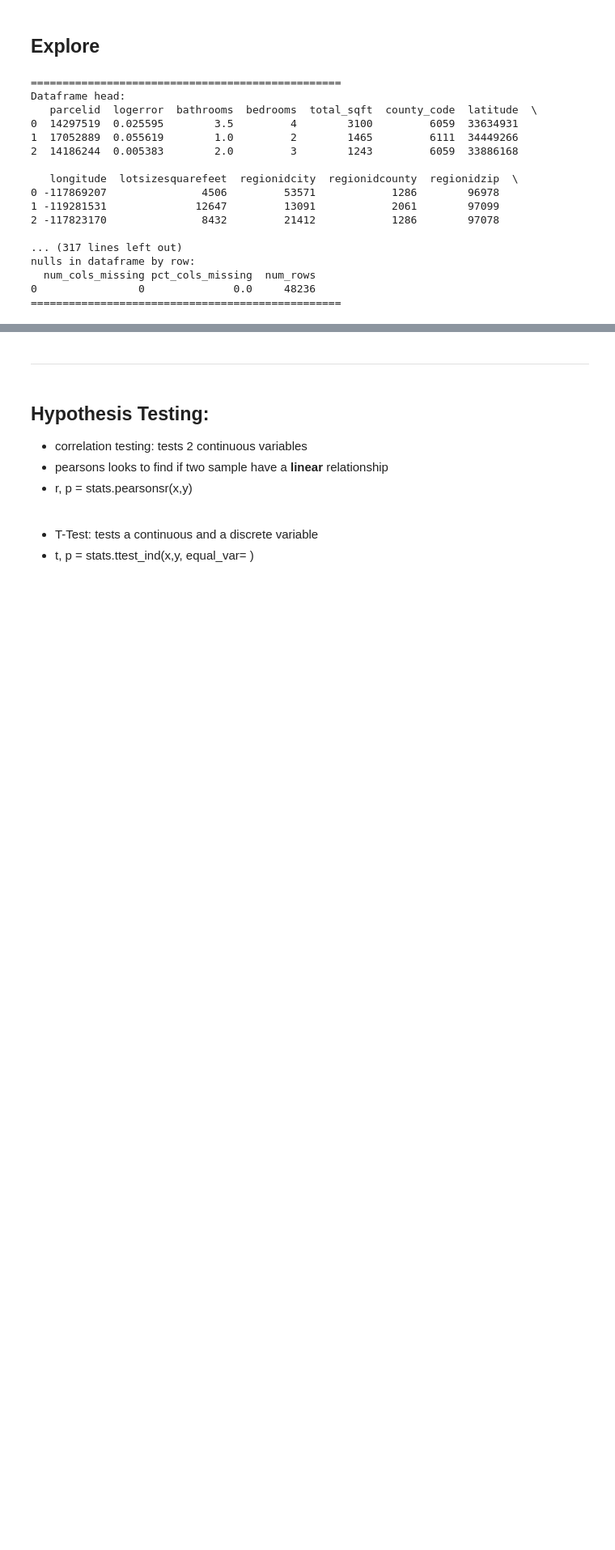
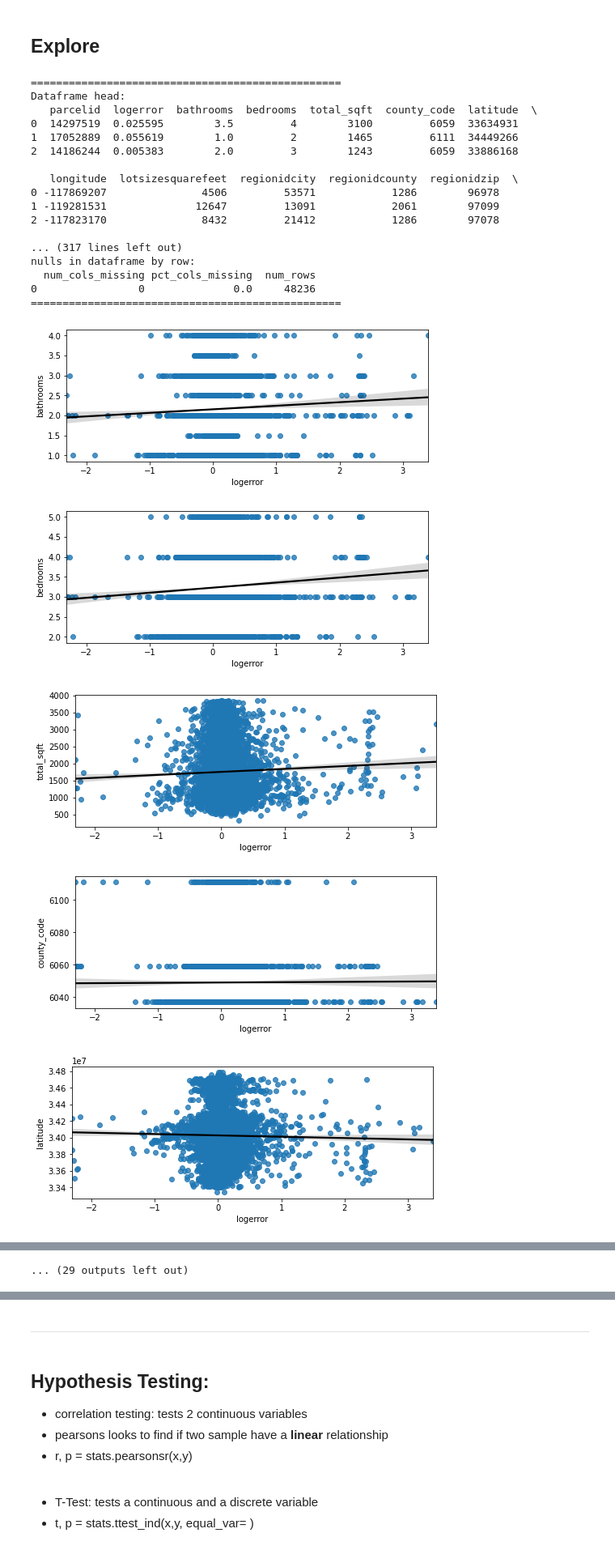
Before and after one commit to natasharivers/Zillow_Clustering_Project, a Jupyter notebook: Notebook.ipynb, the cells around one changed output, grey strips where cells are left out. Shown at 81% size. Cells and saved outputs as stored; diff of their text form; code cells hidden in the pictures; blank space fills up the shorter version.

Commit message:
plot pairs

```diff
--- a/Notebook.ipynb
+++ b/Notebook.ipynb
@@ -300,3 +300,11 @@ nulls in dataframe by row:
   num_cols_missing pct_cols_missing  num_rows
 0                0              0.0     48236
 =================================================
+# %%
+explore.plot_variable_pairs(train.drop(columns=['parcelid','transactiondate', 'county']))
+# %% [output]
+[figure, added]
+[figure, added]
+[figure, added]
+[figure, added]
+[figure, added]
@@ -303,3 +318,4 @@ nulls in dataframe by row:
+... (29 outputs left out)
 # %%
 #see what correlates most with logerror
 plt.figure(figsize=(8, 12))
```
Also changed, not shown: parts of 30 cells of this notebook.
